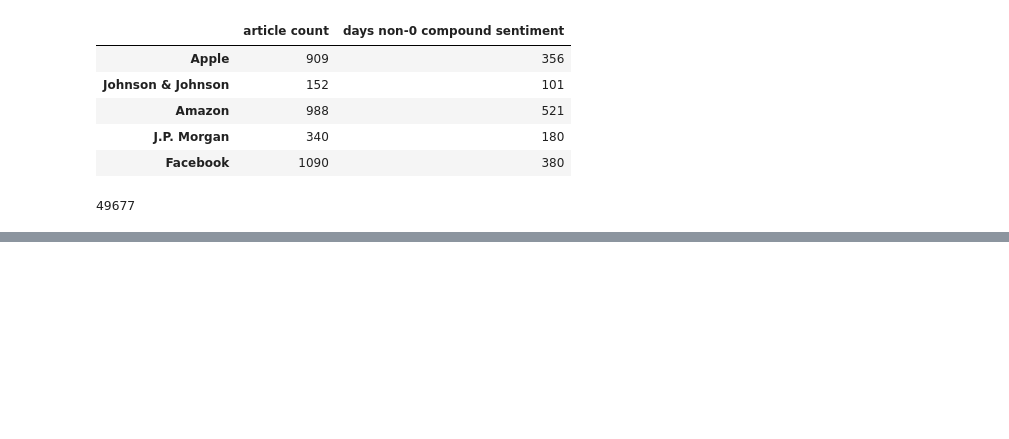
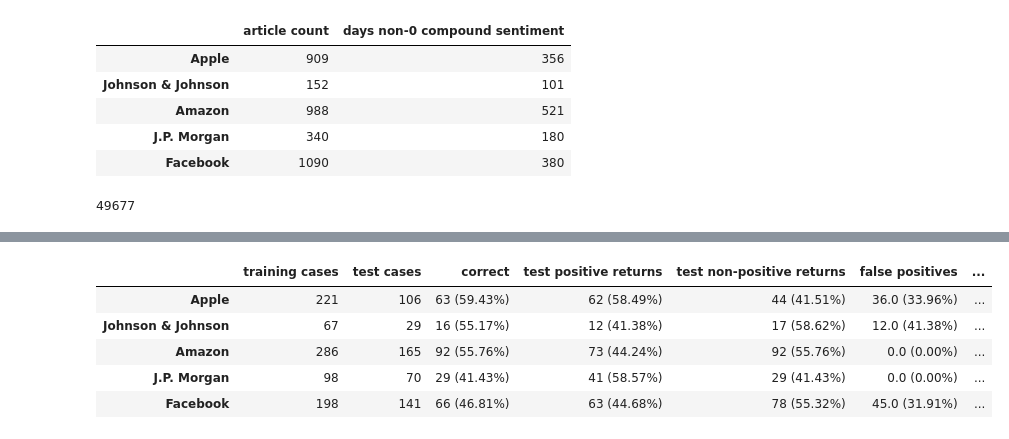
Before and after one commit to hoestlund/thesis, a Jupyter notebook: trading_model/industry_largecaps_returns.ipynb, the cells around one changed output, grey strips where cells are left out. Drawn from its saved outputs; the diff is of its cells as text; code cells hidden in the pictures; blank space fills up the shorter version.

```diff
--- a/trading_model/industry_largecaps_returns.ipynb
+++ b/trading_model/industry_largecaps_returns.ipynb
@@ -329,8 +329,7 @@ fb_sentiment = find_sentiments(fb_stories)
 # %%
 # Finding the returns
 # aapl_change = calculate_future_returns(aapl_change)
-def fetch_and_prepare_returns(ticker):
-    prices = get_closing_prices(ticker)
+def format_returns(prices):
     daily_changes = calculate_daily_change(prices)
     future_changes = calculate_future_returns(daily_changes)
     return future_changes
@@ -385,0 +372,10 @@ def get_predictive_metrics(future_returns, sentiment_data):
+# %%
+jnj_prices = get_closing_prices('JNJ')
+amzn_prices = get_closing_prices('AMZN')
+jpm_prices = get_closing_prices('JPM')
+fb_prices = get_closing_prices('FB')
+# %%
+jnj_returns = format_returns(jnj_prices)
+amzn_returns = format_returns(amzn_prices)
+jpm_returns = format_returns(jpm_prices)
+fb_returns = format_returns(fb_prices)
@@ -385,0 +401,13 @@ def get_predictive_metrics(future_returns, sentiment_data):
+# %%
+add_model_details_to_df('Johnson & Johnson', jnj_returns, jnj_sentiment)
+add_model_details_to_df('Amazon', amzn_returns, amzn_sentiment)
+add_model_details_to_df('J.P. Morgan', jpm_returns, jpm_sentiment)
+add_model_details_to_df('Facebook', fb_returns, fb_sentiment)
+company_training_overview
+# %% [output]
+|  | training cases | test cases | correct | test positive returns | test non-positive returns | false positives | ... |
+| Apple | 221 | 106 | 63 (59.43%) | 62 (58.49%) | 44 (41.51%) | 36.0 (33.96%) | ... |
+| Johnson & Johnson | 67 | 29 | 16 (55.17%) | 12 (41.38%) | 17 (58.62%) | 12.0 (41.38%) | ... |
+| Amazon | 286 | 165 | 92 (55.76%) | 73 (44.24%) | 92 (55.76%) | 0.0 (0.00%) | ... |
+| J.P. Morgan | 98 | 70 | 29 (41.43%) | 41 (58.57%) | 29 (41.43%) | 0.0 (0.00%) | ... |
+| Facebook | 198 | 141 | 66 (46.81%) | 63 (44.68%) | 78 (55.32%) | 45.0 (31.91%) | ... |
```
Also changed, not shown: parts of 9 cells of this notebook, 1 other file.
